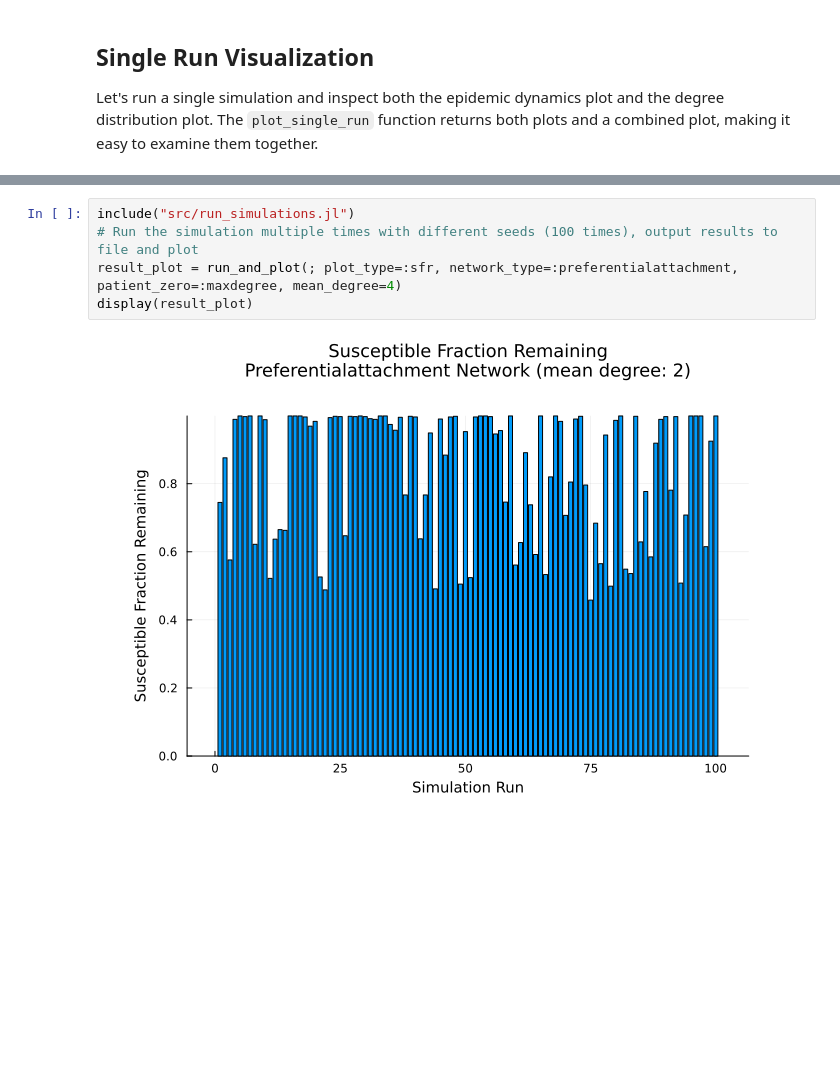
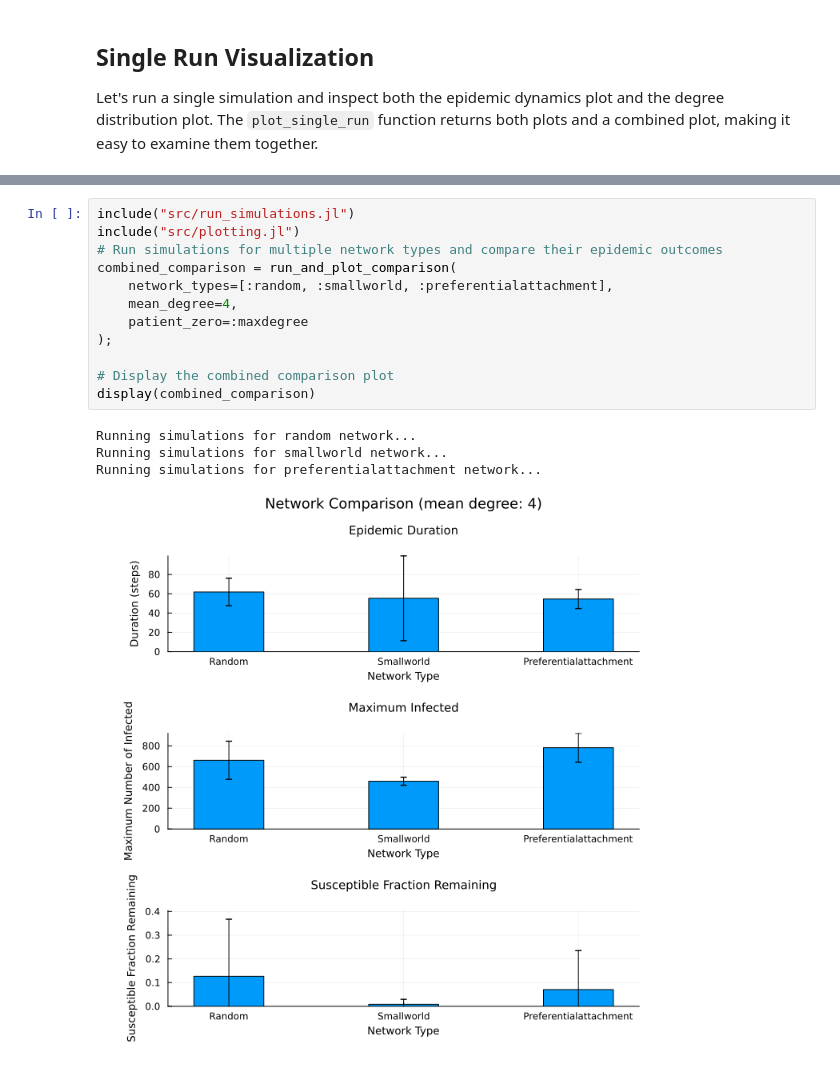
Before and after one commit to lstell21/espidam-tutorial-2025, a Jupyter notebook: Part1.ipynb, the cells around one changed output, grey strips where cells are left out. Saved outputs shown, nothing was run; the diff lists cells and outputs as text; blank space fills up the shorter version.

```diff
--- a/Part1.ipynb
+++ b/Part1.ipynb
@@ -229,7 +238,17 @@ display(combined_plot)
 # %%
 include("src/run_simulations.jl")
-# Run the simulation multiple times with different seeds (100 times), output results to file and plot
-result_plot = run_and_plot(; plot_type=:sfr, network_type=:preferentialattachment, patient_zero=:maxdegree, mean_degree=4)
-display(result_plot)
+include("src/plotting.jl")
+# Run simulations for multiple network types and compare their epidemic outcomes
+combined_comparison = run_and_plot_comparison(
+    network_types=[:random, :smallworld, :preferentialattachment],
+    mean_degree=4,
+    patient_zero=:maxdegree
+);
+
+# Display the combined comparison plot
+display(combined_comparison)
 # %% [output]
+Running simulations for random network...
+Running simulations for smallworld network...
+Running simulations for preferentialattachment network...
-[figure, old version]
+[figure, new version]
```
Also changed, not shown: parts of 7 cells of this notebook, 2 other files.
